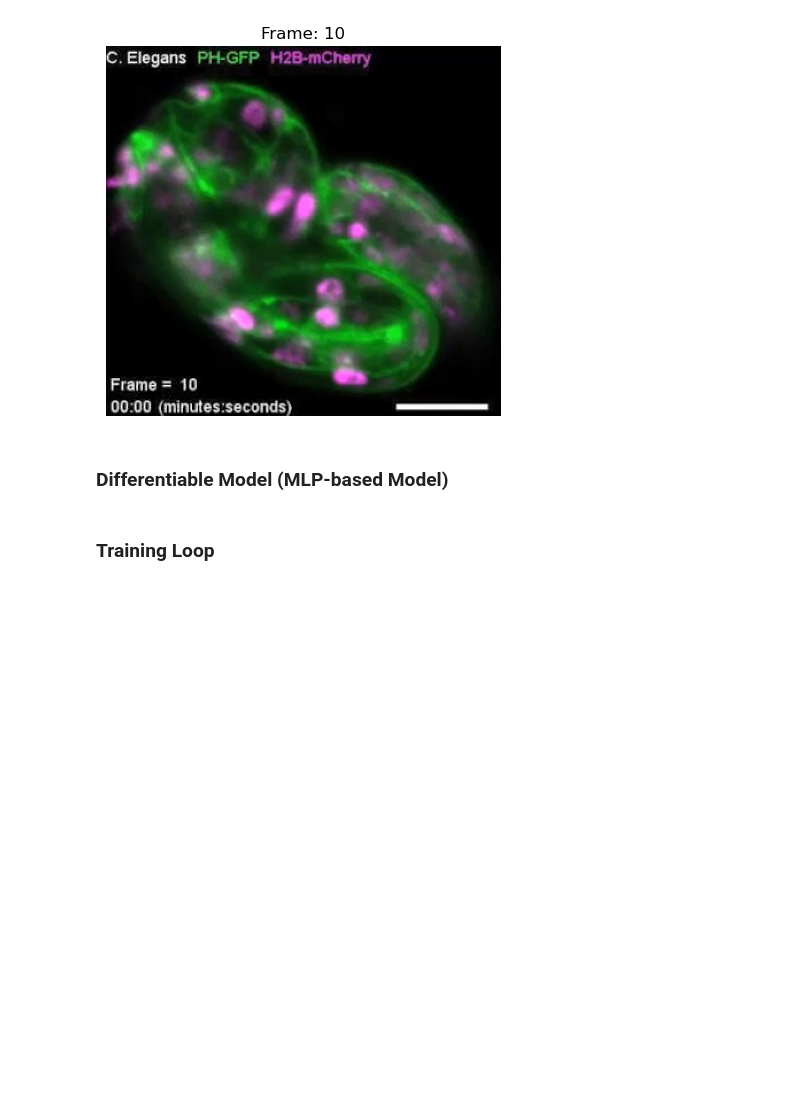
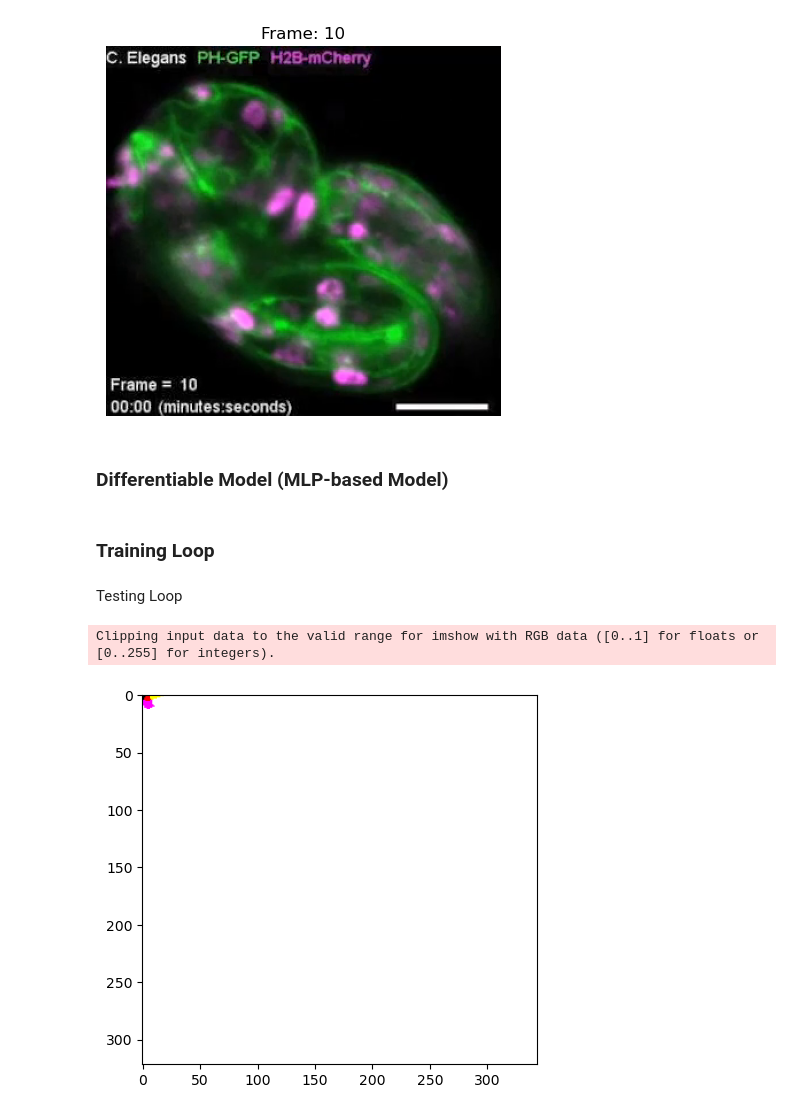
Before and after one commit to martinezdavid12/DMartinez_CILab, a Jupyter notebook: 2D_video.ipynb, the cells around one changed output. Drawn from its saved outputs; the diff is of its cells as text; code cells hidden in the pictures; blank space fills up the shorter version.

Commit message:
progress on model

```diff
--- a/2D_video.ipynb
+++ b/2D_video.ipynb
@@ -40,7 +40,7 @@ grid = torch.empty(props.shape[0], props.shape[1], props.shape[2])
 
 # Create video tensor
 npVideo = video
-video = torch.tensor(video).to(device)
+video = torch.tensor(video, dtype=torch.int32).to(device)
 print(video.dtype)
 
 #Generate input and output vectors for training and testing
@@ -74,8 +74,7 @@ class MLP(nn.Module):
                  hidden_units: int,
                  output_shape: int):
         super().__init__()
-        self.layers = nn.Sequential(
-        nn.Flatten(),
+        self.layer_stack = nn.Sequential(
         nn.Linear(input_shape, hidden_units),
         nn.ReLU(),
         nn.Linear(hidden_units, hidden_units),
@@ -83,8 +82,8 @@ class MLP(nn.Module):
         nn.Linear(hidden_units, output_shape)
         )
     #forward reconstruction
-    def forward(self, x, y, t):
-        return self.layers(x, y, t)
+    def forward(self, X):
+        return self.layer_stack(X)
 # %%
 #Create an Instance and set loss function & optimizer
 model_0 = MLP(3, 32, 3)
@@ -146,0 +142,16 @@ trainLoop()  # Not functional yet
+# %% [markdown]
+Testing Loop
+# %%
+# Tests to reconstruct image for some frame
+model_0.eval()
+with torch.inference_mode():
+    frame = 10
+    results = torch.zeros(len(grid[0]), len(grid[0][0]), 3)
+    for row in range(0, len(grid[0])):
+        for col in range(0, len(grid[0][0])):
+            T = torch.tensor([[frame, row, col]], dtype=torch.float32)
+            results[row][col] = torch.round(model_0(T.squeeze(dim=1)))
+    plt.imshow(results.cpu())
+# %% [output]
+Clipping input data to the valid range for imshow with RGB data ([0..1] for floats or [0..255] for integers).
+[figure, added]
```
Also changed, not shown: parts of 6 cells of this notebook.
